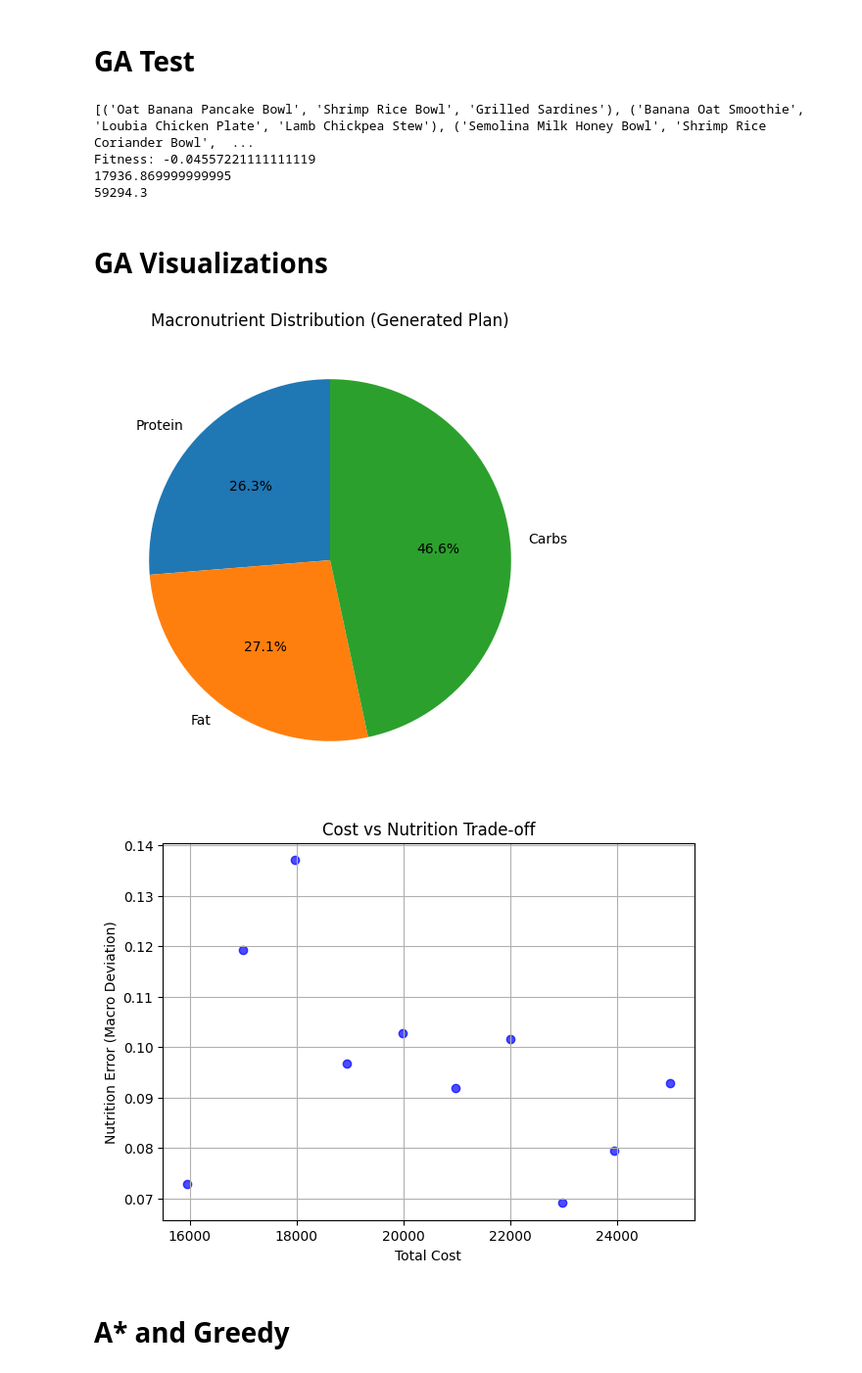
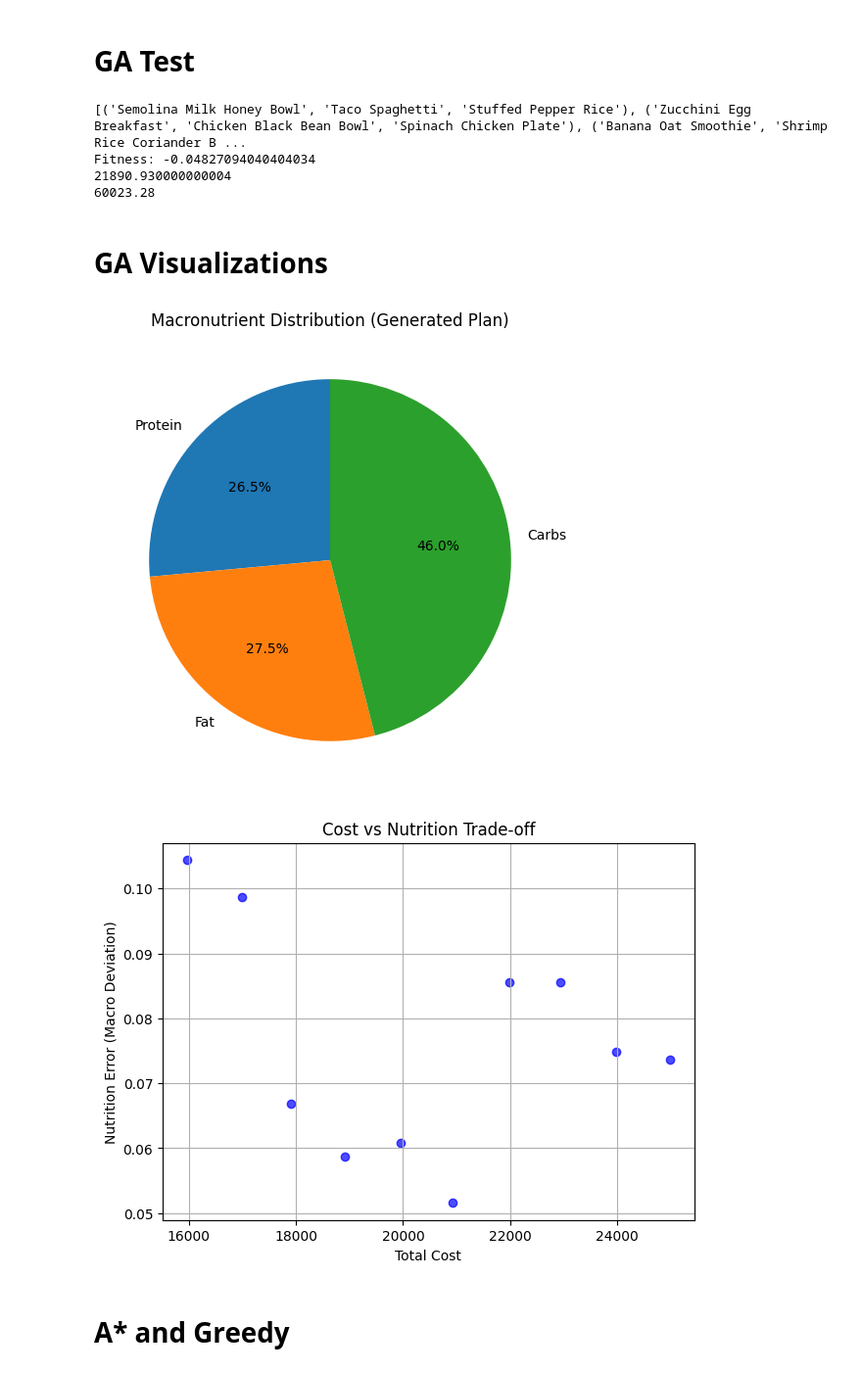
Before and after one commit to Abdelouahab-aourar/Nutri-Mlih, a Jupyter notebook: main.ipynb, the cells around one changed output. Shown at 98% size. Saved outputs shown, nothing was run; the diff lists cells and outputs as text; code cells hidden in the pictures.

```diff
--- a/main.ipynb
+++ b/main.ipynb
@@ -873,7 +873,7 @@ class GAProblem:
                 model["Dinner"][day[2]][2]
             )
             if day_calories < lower_bound or day_calories > upper_bound:
-                bad_days += 1
+                bad_days += (0.8 + min(0.2, abs(tdee-day_calories) / tdee))
             else:
                 bad_days += abs(tdee-day_calories) / tdee
             total_macro_dev += self._macro_penalty_for_day(day)
@@ -919,17 +919,17 @@ def GASearch(problem):
 # %% [markdown]
 # GA Test
 # %%
-g = GAProblem(recipes_df,18000,2000)
+g = GAProblem(recipes_df,22000,2000)
 solution, fitness  = GASearch(g)
 print(solution)
 print(f"Fitness: {fitness}")
 print(g.get_total_cost(solution))
 print(g.get_total_cal(solution))
 # %% [output]
-[('Oat Banana Pancake Bowl', 'Shrimp Rice Bowl', 'Grilled Sardines'), ('Banana Oat Smoothie', 'Loubia Chicken Plate', 'Lamb Chickpea Stew'), ('Semolina Milk Honey Bowl', 'Shrimp Rice Coriander Bowl',  ...
-Fitness: -0.04557221111111119
-17936.869999999995
-59294.3
+[('Semolina Milk Honey Bowl', 'Taco Spaghetti', 'Stuffed Pepper Rice'), ('Zucchini Egg Breakfast', 'Chicken Black Bean Bowl', 'Spinach Chicken Plate'), ('Banana Oat Smoothie', 'Shrimp Rice Coriander B ...
+Fitness: -0.04827094040404034
+21890.930000000004
+60023.28
 # %% [markdown]
 # GA Visualizations
 # %%
@@ -957,36 +957,36 @@ def macro_error(meals,state): # we have two also in this we use it in the visual
 
 def get_axis_plot(meals):
      costs = []
      errors = []
      i = 16000
      for _ in range(10):  # 30 different solution
-        g = GAProblem(recipes_df,i,2200)
+        g = GAProblem(recipes_df,i,2000)
         solution,_ = GASearch(g)
         cost = g.get_total_cost(solution)
         error = macro_error(meals,solution)
         i += 1000
         costs.append(cost)
         errors.append(error)
      return costs,errors
 
 meals_details = TransitionModel # we caluclate for each prblem except the CSP
 labels = ['Protein', 'Fat', 'Carbs']
 values = get_macro_nutrition(meals_details,solution)
 plt.figure(figsize=(6,6))
 plt.pie(values, labels=labels, autopct='%1.1f%%', startangle=90)
 plt.title('Macronutrient Distribution (Generated Plan)')
 plt.show()
 x_axis,y_axis = get_axis_plot(meals_details)
 plt.figure(figsize=(7,5))
 plt.scatter(x_axis, y_axis, color='blue', alpha=0.7)
 plt.xlabel("Total Cost")
 plt.ylabel("Nutrition Error (Macro Deviation)")
 plt.title("Cost vs Nutrition Trade-off")
 plt.grid(True)
 plt.show()
 # %% [output]
-[figure, old version]
+[figure, new version]
-[figure, old version]
+[figure, new version]
 # %% [markdown]
 # A* and Greedy
 # %% [markdown]
```
Also changed, not shown: parts of 6 cells of this notebook.
